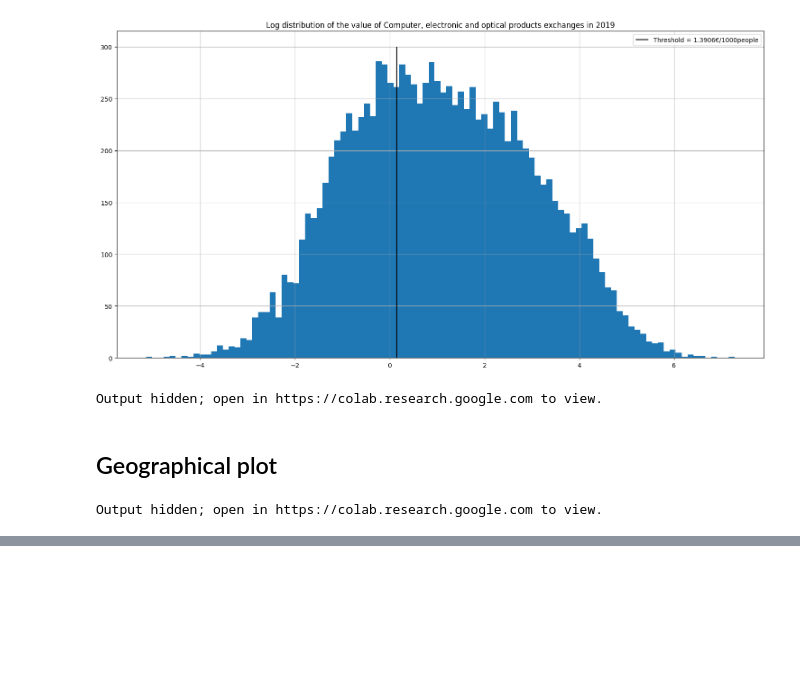
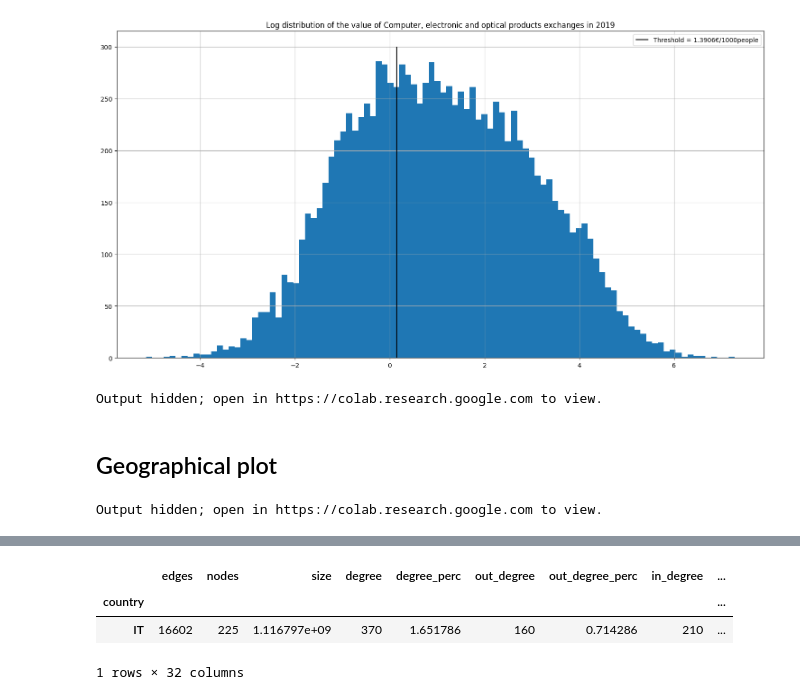
Before and after one commit to PietroDomi/world-trade-thesis, a Jupyter notebook: notebooks/thesis-plots.ipynb, the cells around one changed output, grey strips where cells are left out. Saved outputs shown, nothing was run; the diff lists cells and outputs as text; code cells hidden in the pictures; blank space fills up the shorter version.

```diff
--- a/notebooks/thesis-plots.ipynb
+++ b/notebooks/thesis-plots.ipynb
@@ -918,0 +922,7 @@ plt.show()
+# %%
+metrics.loc[["IT"]]
+# %% [output]
+|  | edges | nodes | size | degree | degree_perc | out_degree | out_degree_perc | in_degree | ... |
+| country |  |  |  |  |  |  |  |  | ... |
+| IT | 16602 | 225 | 1.116797e+09 | 370 | 1.651786 | 160 | 0.714286 | 210 | ... |
+1 rows × 32 columns
```
Also changed, not shown: parts of 3 cells of this notebook, 2 other files.
